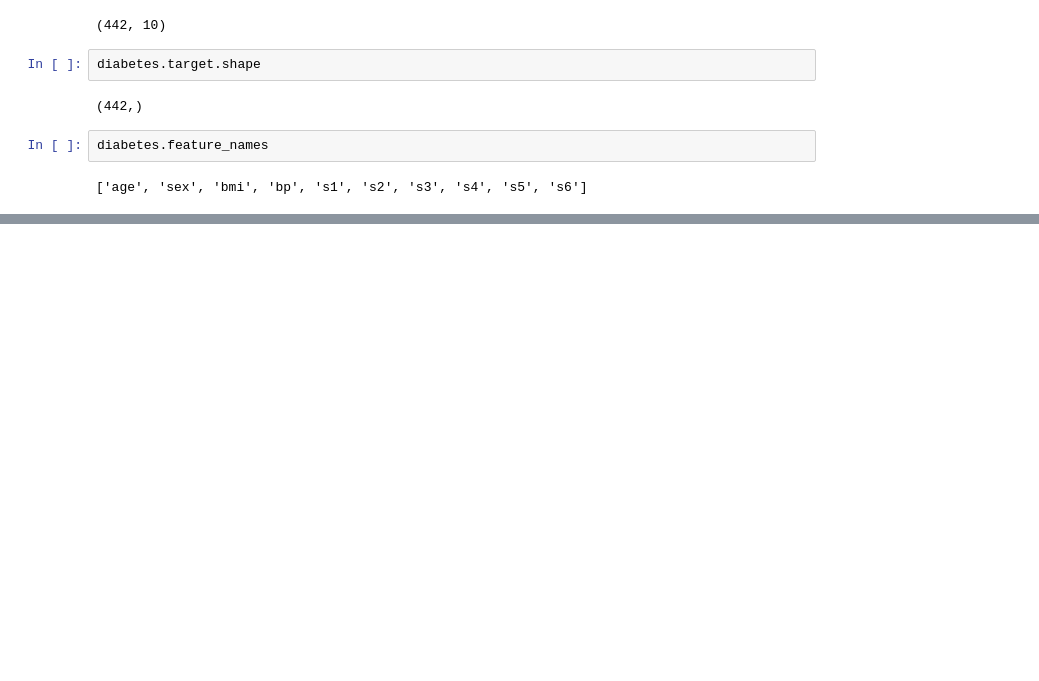
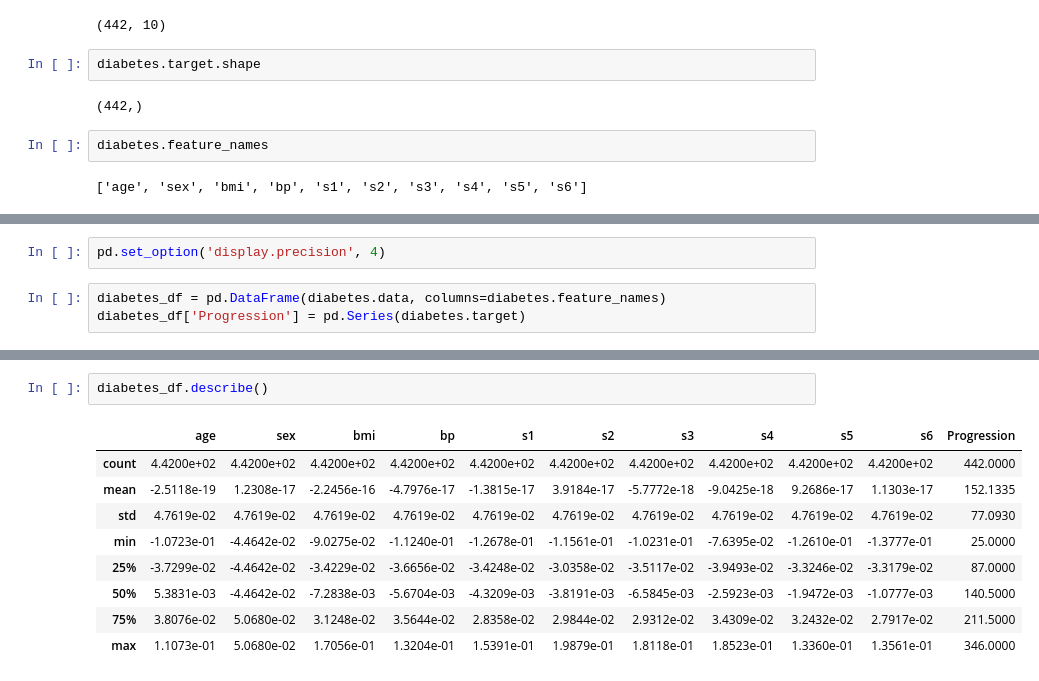
Before and after one commit to nam-ruto/cs-4410-26T3, a Jupyter notebook: hw2/hw2.ipynb, the cells around one changed output, grey strips where cells are left out. Saved outputs shown, nothing was run; the diff lists cells and outputs as text; blank space fills up the shorter version.

```diff
--- a/hw2/hw2.ipynb
+++ b/hw2/hw2.ipynb
@@ -38,0 +44,5 @@ diabetes.feature_names
+# %%
+pd.set_option('display.precision', 4)
+# %%
+diabetes_df = pd.DataFrame(diabetes.data, columns=diabetes.feature_names)
+diabetes_df['Progression'] = pd.Series(diabetes.target)
@@ -38,0 +58,12 @@ diabetes.feature_names
+# %%
+diabetes_df.describe()
+# %% [output]
+|  | age | sex | bmi | bp | s1 | s2 | s3 | s4 | s5 | s6 | Progression |
+| count | 4.4200e+02 | 4.4200e+02 | 4.4200e+02 | 4.4200e+02 | 4.4200e+02 | 4.4200e+02 | 4.4200e+02 | 4.4200e+02 | 4.4200e+02 | 4.4200e+02 | 442.0000 |
+| mean | -2.5118e-19 | 1.2308e-17 | -2.2456e-16 | -4.7976e-17 | -1.3815e-17 | 3.9184e-17 | -5.7772e-18 | -9.0425e-18 | 9.2686e-17 | 1.1303e-17 | 152.1335 |
+| std | 4.7619e-02 | 4.7619e-02 | 4.7619e-02 | 4.7619e-02 | 4.7619e-02 | 4.7619e-02 | 4.7619e-02 | 4.7619e-02 | 4.7619e-02 | 4.7619e-02 | 77.0930 |
+| min | -1.0723e-01 | -4.4642e-02 | -9.0275e-02 | -1.1240e-01 | -1.2678e-01 | -1.1561e-01 | -1.0231e-01 | -7.6395e-02 | -1.2610e-01 | -1.3777e-01 | 25.0000 |
+| 25% | -3.7299e-02 | -4.4642e-02 | -3.4229e-02 | -3.6656e-02 | -3.4248e-02 | -3.0358e-02 | -3.5117e-02 | -3.9493e-02 | -3.3246e-02 | -3.3179e-02 | 87.0000 |
+| 50% | 5.3831e-03 | -4.4642e-02 | -7.2838e-03 | -5.6704e-03 | -4.3209e-03 | -3.8191e-03 | -6.5845e-03 | -2.5923e-03 | -1.9472e-03 | -1.0777e-03 | 140.5000 |
+| 75% | 3.8076e-02 | 5.0680e-02 | 3.1248e-02 | 3.5644e-02 | 2.8358e-02 | 2.9844e-02 | 2.9312e-02 | 3.4309e-02 | 3.2432e-02 | 2.7917e-02 | 211.5000 |
+| max | 1.1073e-01 | 5.0680e-02 | 1.7056e-01 | 1.3204e-01 | 1.5391e-01 | 1.9879e-01 | 1.8118e-01 | 1.8523e-01 | 1.3360e-01 | 1.3561e-01 | 346.0000 |
```
Also changed, not shown: parts of 20 cells of this notebook, 1 other file.
